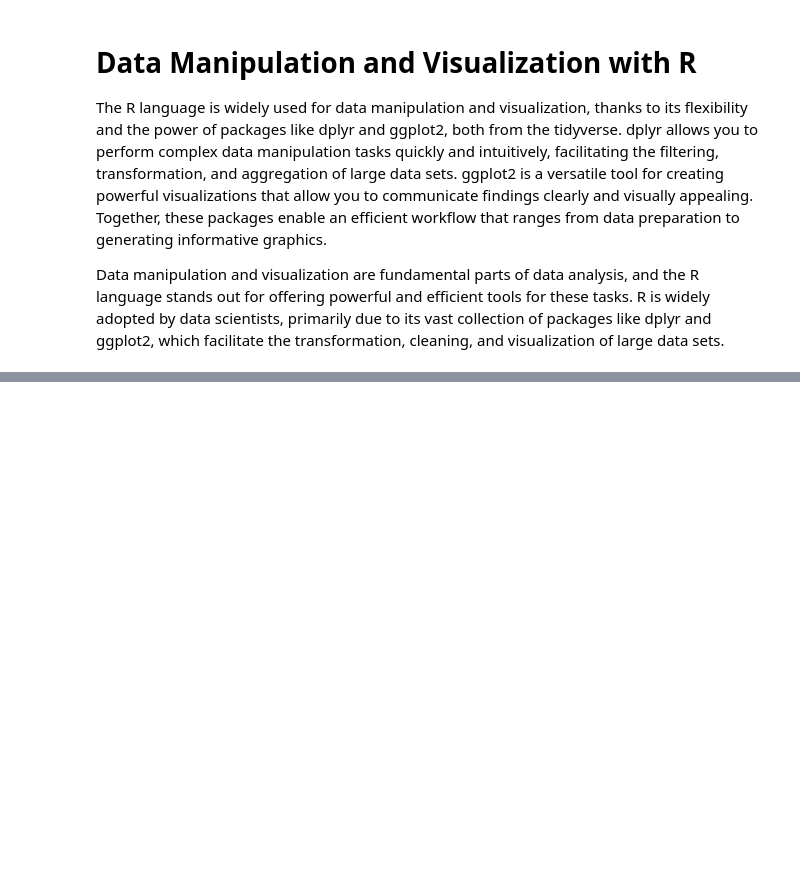
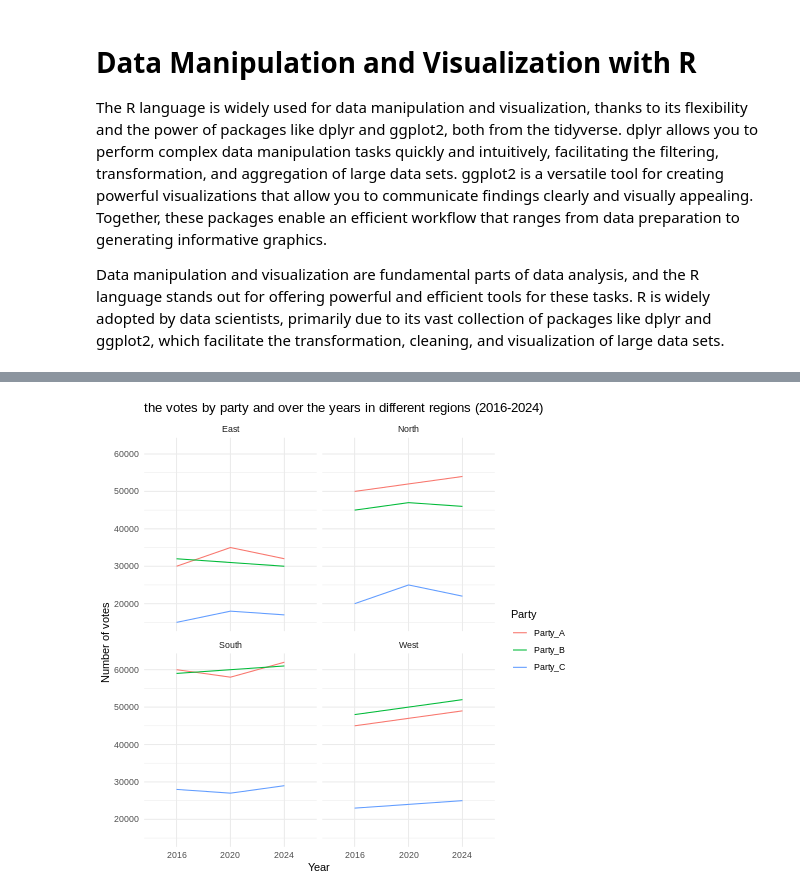
Before and after one commit to guilhermelaviola/DataScienceApplicationsInComputerVision, a Jupyter notebook: Class10.ipynb, the cells around one changed output, grey strips where cells are left out. Saved outputs shown, nothing was run; the diff lists cells and outputs as text; code cells hidden in the pictures; blank space fills up the shorter version.

```diff
--- a/Class10.ipynb
+++ b/Class10.ipynb
@@ -41,21 +34,23 @@ The downloaded source packages are in
 # %%
+%%R
 # Creating a fictional dataset with data from elections:
 data <- tibble(
-    Region = rep(c('North', 'South', 'East', 'West'), each = 3),
-    Year = rep(c('2016', '2018', '2020'), times = 4),
-    Party A = c(50000, 52000, 54000, 30000, 35000, 32000, 45000, 47000, 49000, 60000, 58000, 62000),
-    Party B = (45000, 47000, 46000, 32000, 31000, 30000, 48000, 50000, 52000, 59000, 60000, 61000),
-    Party C = c(20000, 25000, 22000, 15000, 18000, 17000, 23000, 24000, 25000, 28000, 27000, 29000)
+    Region = rep(c('North', 'East', 'West', 'South'), each = 3),
+    Year = rep(c('2016', '2020', '2024'), times = 4),
+    Party_A = c(50000, 52000, 54000, 30000, 35000, 32000, 45000, 47000, 49000, 60000, 58000, 62000),
+    Party_B = c(45000, 47000, 46000, 32000, 31000, 30000, 48000, 50000, 52000, 59000, 60000, 61000),
+    Party_C = c(20000, 25000, 22000, 15000, 18000, 17000, 23000, 24000, 25000, 28000, 27000, 29000)
+)
 
-    # Displaying the first 10 rows:
-    print (head (data))
+# Displaying the first 10 rows:
+print(head(data))
 
-    # Manipulating the data by calculating the average votes by region:
-    data <- data %>%
-    mutate(Average_Votes_A = rowMeans (select(., Party_A)),
-           Average Votes B = rowMeans (select(., Party_B)),
-           Average_Votes_CrowMeans (select(., Party_C)))
+# Manipulating the data by calculating the average votes by region:
+data <- data %>%
+mutate(Average_Votes_A = rowMeans(select(., Party_A)),
+       Average_Votes_B = rowMeans(select(., Party_B)),
+       Average_Votes_C = rowMeans(select(., Party_C)))
 
-    # Displaying the dataset after the manipulation:
-    print(data)
+# Displaying the dataset after the manipulation:
+print(data)
 # %% [output]
@@ -62,0 +74,15 @@ SyntaxError: '(' was never closed (ipython-input-1281989908.py, line 2)
+# %%
+%%R
+# Transforming the data into a long format:
+data_long <- data %>%
+  pivot_longer(cols = c(Party_A, Party_B, Party_C), names_to = 'Party', values_to = 'Votes')
+# %%
+%%R
+# Creating a view with the votes by party and over the years in different regions:
+ggplot(data_long, aes(x = Year, y = Votes, group = Party, color = Party)) +
+geom_line() +
+facet_wrap(~ Region) +
+labs (title='the votes by party and over the years in different regions (2016-2024)', x = 'Year', y = 'Number of votes') +
+theme_minimal()
+# %% [output]
+[figure, added]
```
Also changed, not shown: parts of 3 cells of this notebook.
